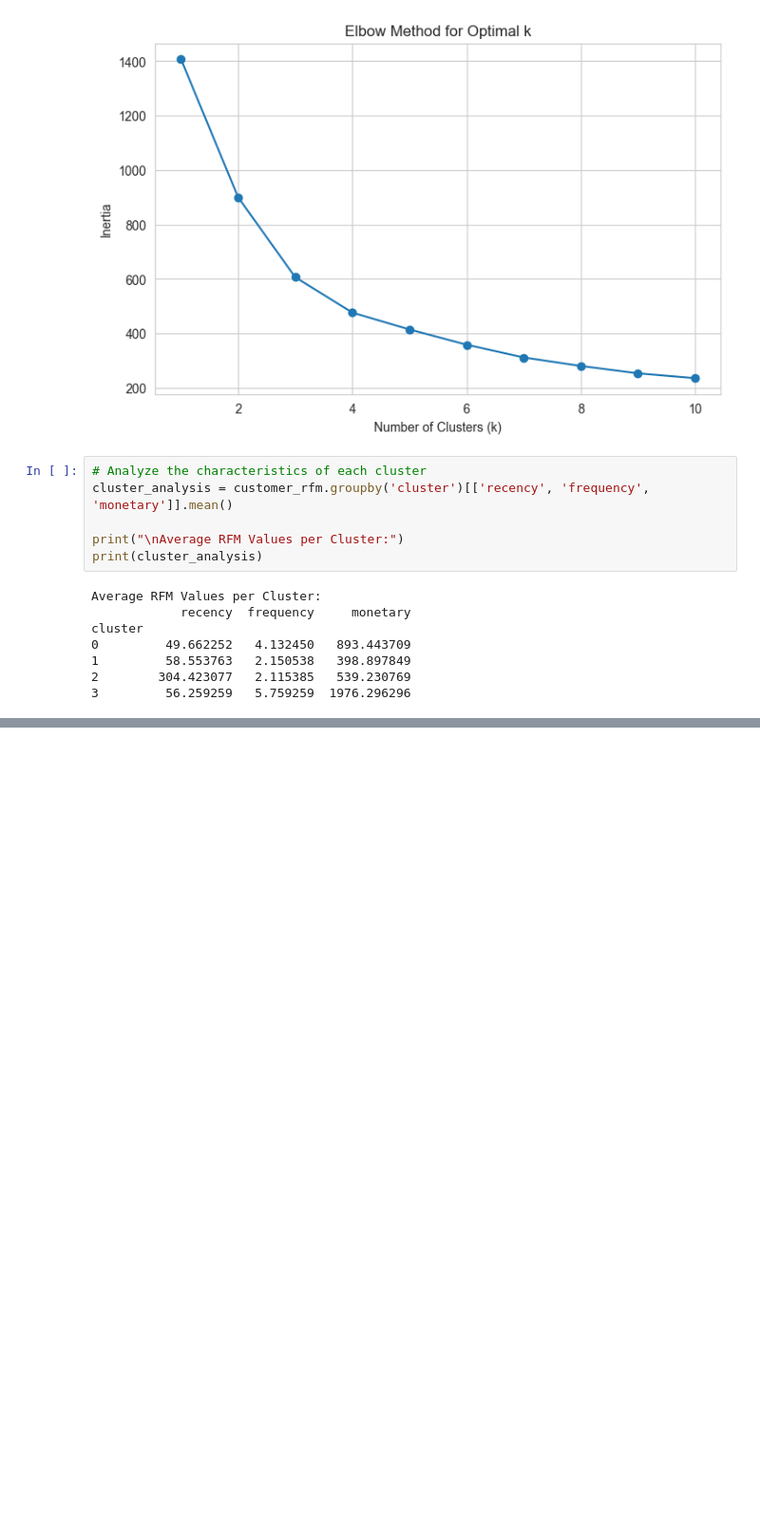
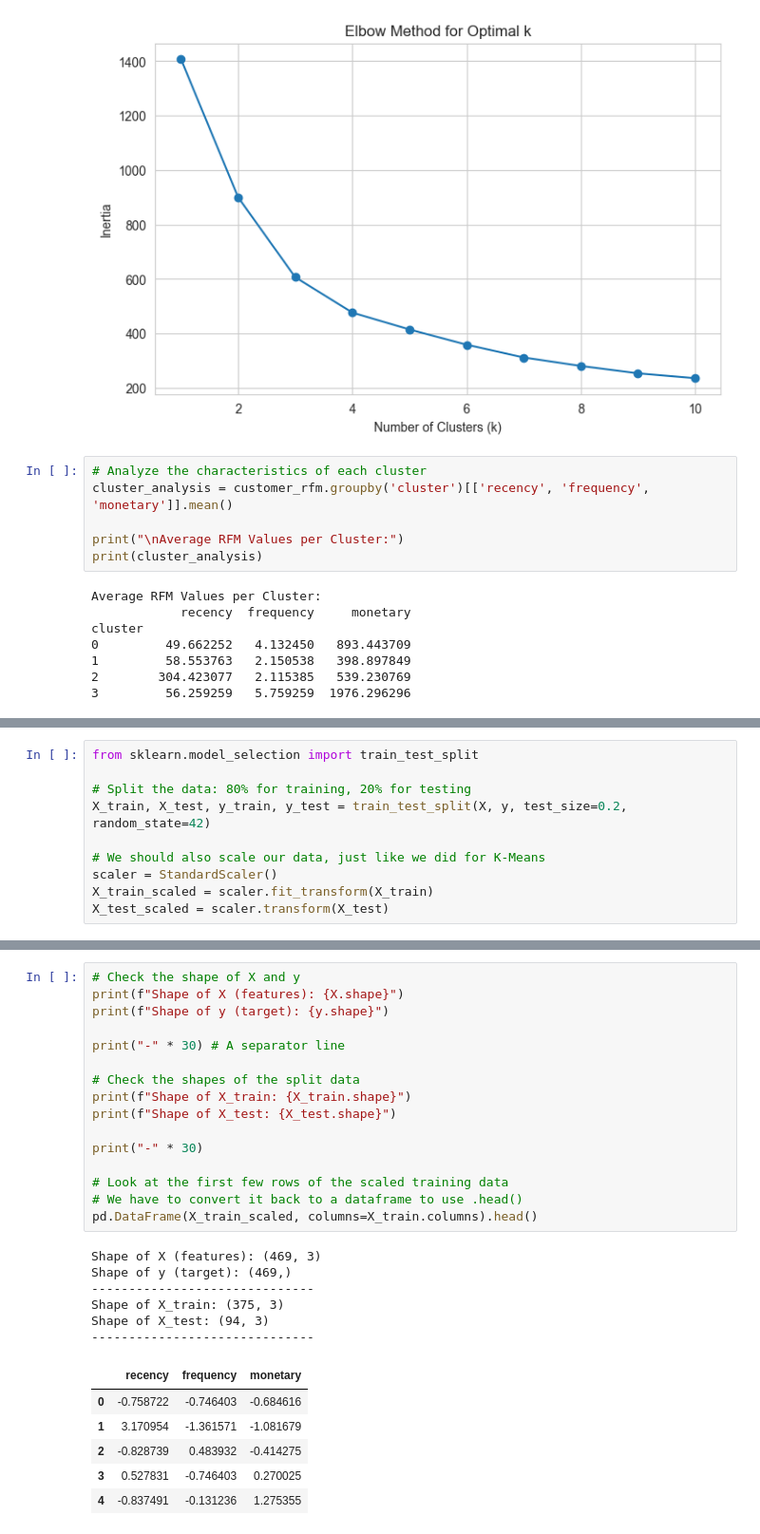
Before and after one commit to mansimakhare/dudhganga_dairy_analytics-, a Jupyter notebook: dudhganga-dairy-analysis.ipynb, the cells around one changed output, grey strips where cells are left out. Shown at 95% size. Drawn from its saved outputs; the diff is of its cells as text; blank space fills up the shorter version.

```diff
--- a/dudhganga-dairy-analysis.ipynb
+++ b/dudhganga-dairy-analysis.ipynb
@@ -335,0 +367,10 @@ cluster
+# %%
+from sklearn.model_selection import train_test_split
+
+# Split the data: 80% for training, 20% for testing
+X_train, X_test, y_train, y_test = train_test_split(X, y, test_size=0.2, random_state=42)
+
+# We should also scale our data, just like we did for K-Means
+scaler = StandardScaler()
+X_train_scaled = scaler.fit_transform(X_train)
+X_test_scaled = scaler.transform(X_test)
@@ -335,0 +413,29 @@ cluster
+# %%
+# Check the shape of X and y
+print(f"Shape of X (features): {X.shape}")
+print(f"Shape of y (target): {y.shape}")
+
+print("-" * 30) # A separator line
+
+# Check the shapes of the split data
+print(f"Shape of X_train: {X_train.shape}")
+print(f"Shape of X_test: {X_test.shape}")
+
+print("-" * 30)
+
+# Look at the first few rows of the scaled training data
+# We have to convert it back to a dataframe to use .head()
+pd.DataFrame(X_train_scaled, columns=X_train.columns).head()
+# %% [output]
+Shape of X (features): (469, 3)
+Shape of y (target): (469,)
+------------------------------
+Shape of X_train: (375, 3)
+Shape of X_test: (94, 3)
+------------------------------
+|  | recency | frequency | monetary |
+| 0 | -0.758722 | -0.746403 | -0.684616 |
+| 1 | 3.170954 | -1.361571 | -1.081679 |
+| 2 | -0.828739 | 0.483932 | -0.414275 |
+| 3 | 0.527831 | -0.746403 | 0.270025 |
+| 4 | -0.837491 | -0.131236 | 1.275355 |
```
Also changed, not shown: parts of 5 cells of this notebook.
